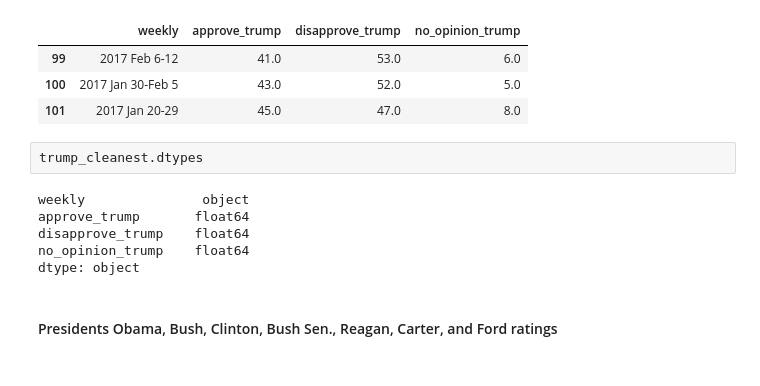
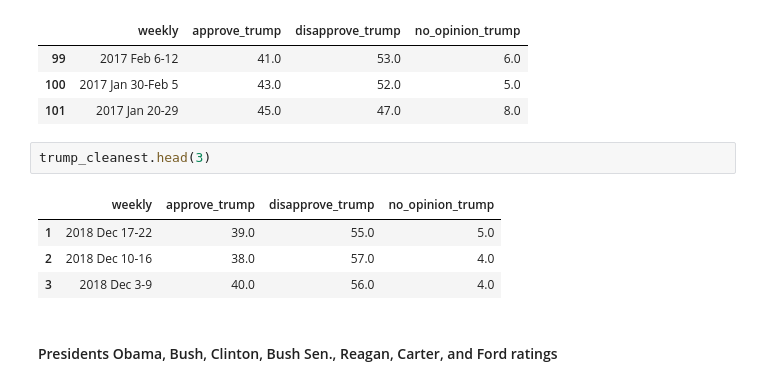
Before and after one commit to amritperera/Data-Bootcamp-Project-1, a Jupyter notebook: Code/Ahmeda_presi_congress_data.ipynb, the cells around one changed output. Drawn from its saved outputs; the diff is of its cells as text.

```diff
--- a/Code/Ahmeda_presi_congress_data.ipynb
+++ b/Code/Ahmeda_presi_congress_data.ipynb
@@ -187,14 +187,13 @@ trump_cleanest.tail(3)
 | 99 | 2017 Feb 6-12 | 41.0 | 53.0 | 6.0 |
 | 100 | 2017 Jan 30-Feb 5 | 43.0 | 52.0 | 5.0 |
 | 101 | 2017 Jan 20-29 | 45.0 | 47.0 | 8.0 |
-# %%
-trump_cleanest.dtypes
-# %% [output]
-weekly               object
-approve_trump       float64
-disapprove_trump    float64
-no_opinion_trump    float64
-dtype: object
+# %%
+trump_cleanest.head(3)
+# %% [output]
+|  | weekly | approve_trump | disapprove_trump | no_opinion_trump |
+| 1 | 2018 Dec 17-22 | 39.0 | 55.0 | 5.0 |
+| 2 | 2018 Dec 10-16 | 38.0 | 57.0 | 4.0 |
+| 3 | 2018 Dec 3-9 | 40.0 | 56.0 | 4.0 |
 # %% [markdown]
 #### Presidents Obama, Bush, Clinton, Bush Sen., Reagan, Carter, and Ford ratings
 # %%
```
Also changed, not shown: parts of 9 cells of this notebook.
